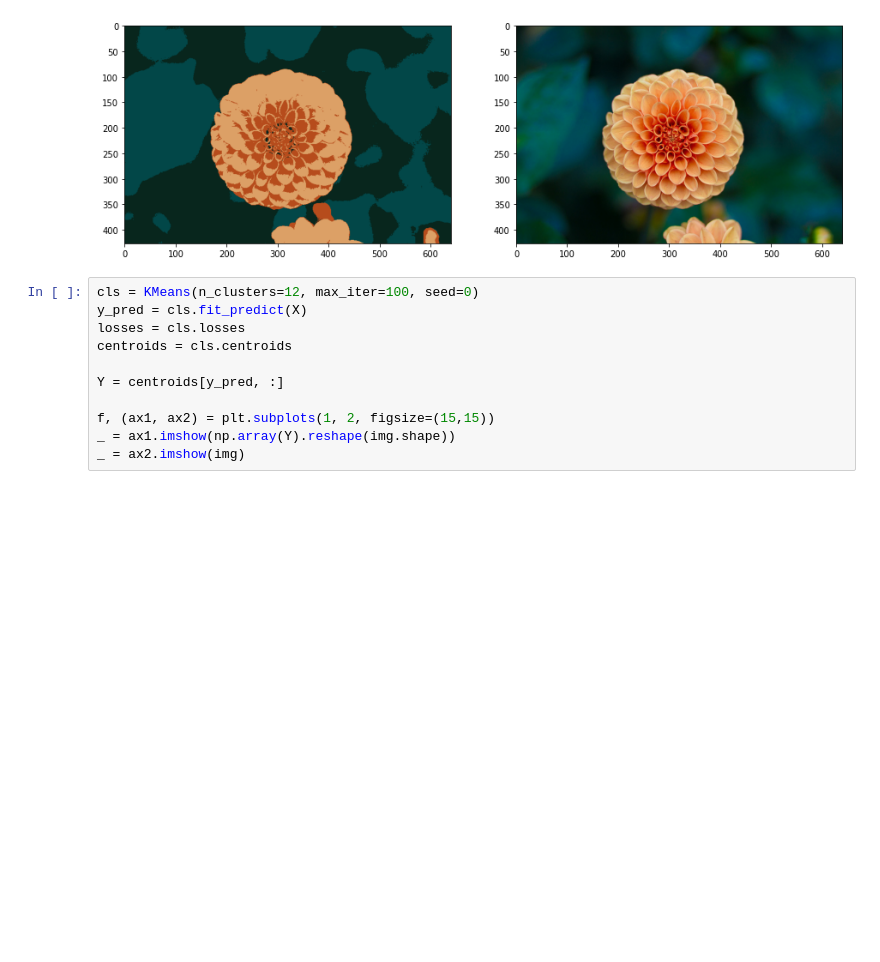
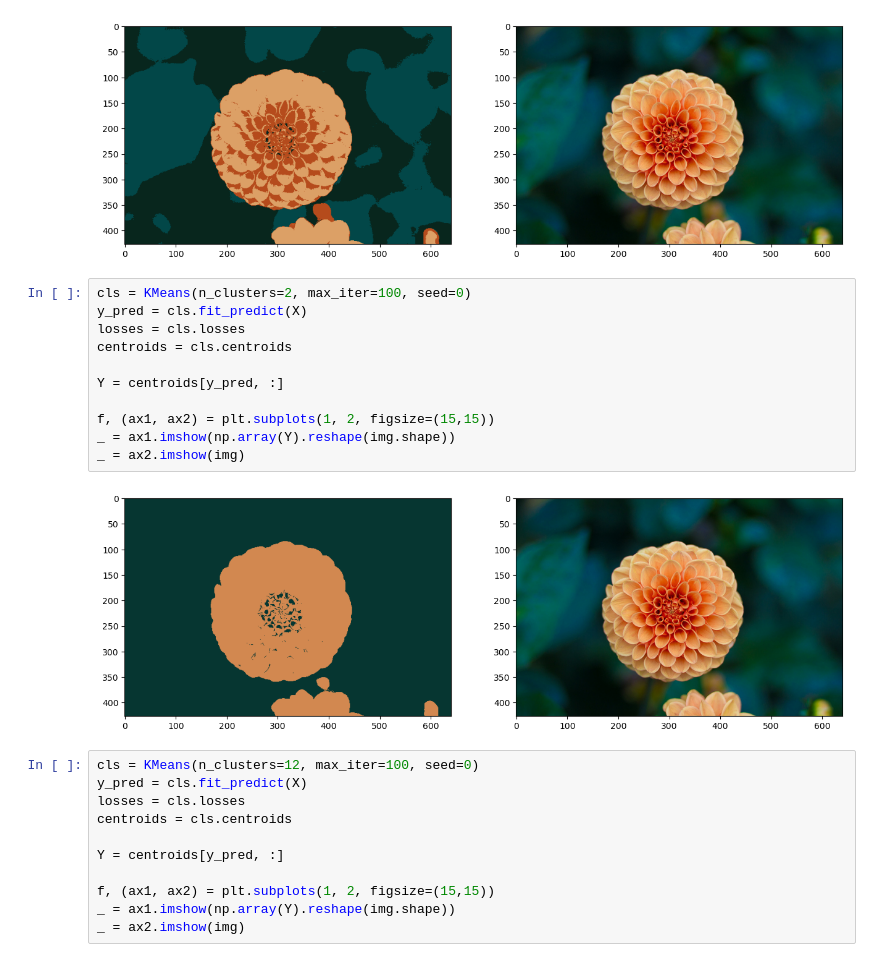
Before and after one commit to Aryunaa/clusterization, a Jupyter notebook: cluster.ipynb, the cells around one changed output. Drawn from its saved outputs; the diff is of its cells as text; blank space fills up the shorter version.

```diff
--- a/cluster.ipynb
+++ b/cluster.ipynb
@@ -261,6 +246,19 @@ _ = ax1.imshow(np.array(Y).reshape(img.shape))
 _ = ax2.imshow(img)
 # %% [output]
 [figure]
+# %%
+cls = KMeans(n_clusters=2, max_iter=100, seed=0)
+y_pred = cls.fit_predict(X)
+losses = cls.losses
+centroids = cls.centroids
+
+Y = centroids[y_pred, :]
+
+f, (ax1, ax2) = plt.subplots(1, 2, figsize=(15,15))
+_ = ax1.imshow(np.array(Y).reshape(img.shape))
+_ = ax2.imshow(img)
+# %% [output]
+[figure, added]
 # %%
 cls = KMeans(n_clusters=12, max_iter=100, seed=0)
 y_pred = cls.fit_predict(X)
```
Also changed, not shown: parts of 9 cells of this notebook.
